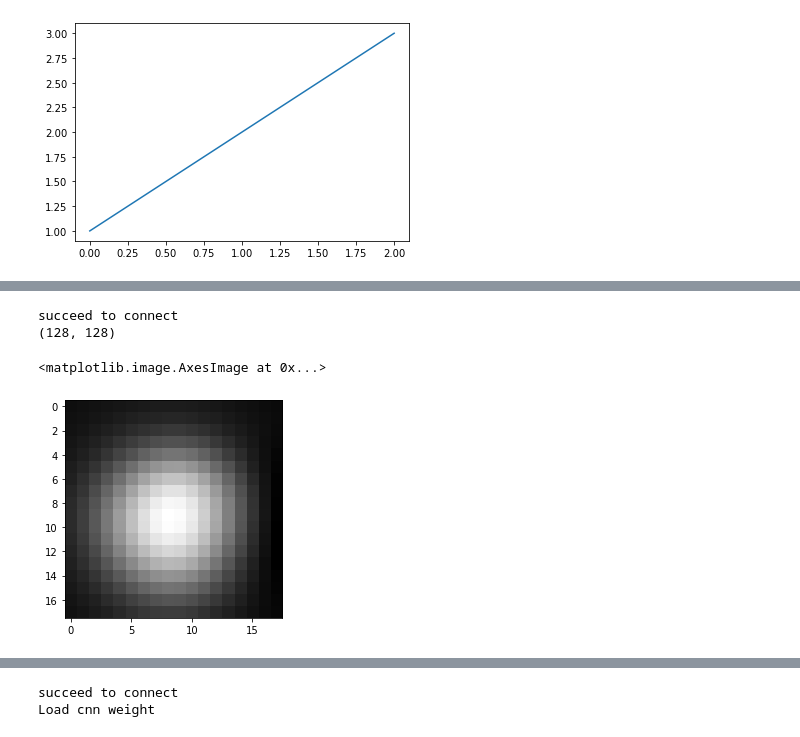
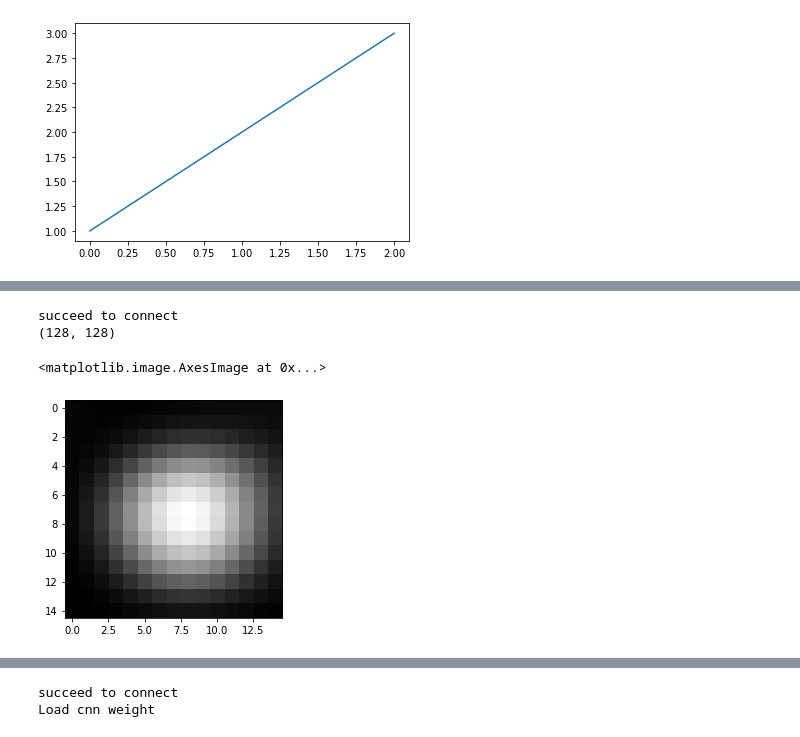
Before and after one commit to SINGROUP/Atom_manipulation_with_RL, a Jupyter notebook: single_atom_training_2nd_round.ipynb, the cells around one changed output, grey strips where cells are left out. Drawn from its saved outputs; the diff is of its cells as text; code cells hidden in the pictures.

```diff
--- a/single_atom_training_2nd_round.ipynb
+++ b/single_atom_training_2nd_round.ipynb
@@ -50,15 +54,15 @@ amd = copy.copy(env.atom_move_detector)
 # %%
 createc_controller = Createc_Controller(None, None, None, None)
 img_forward = np.array(createc_controller.stm.scandata(1,4))
 print(img_forward.shape)
-top_left, w, h = (105,5), 18, 18
+top_left, w, h = (10,5), 15, 15
 template = img_forward[top_left[1]:top_left[1]+h, top_left[0]:top_left[0]+w]
 plt.imshow(template)
 # %% [output]
 succeed to connect
 (128, 128)
 <matplotlib.image.AxesImage at 0x...>
-[figure, old version]
+[figure, new version]
 # %%
 #test offset extration
 DAC_unit = 2**19
```
Also changed, not shown: parts of 13 cells of this notebook, 4 other files.
